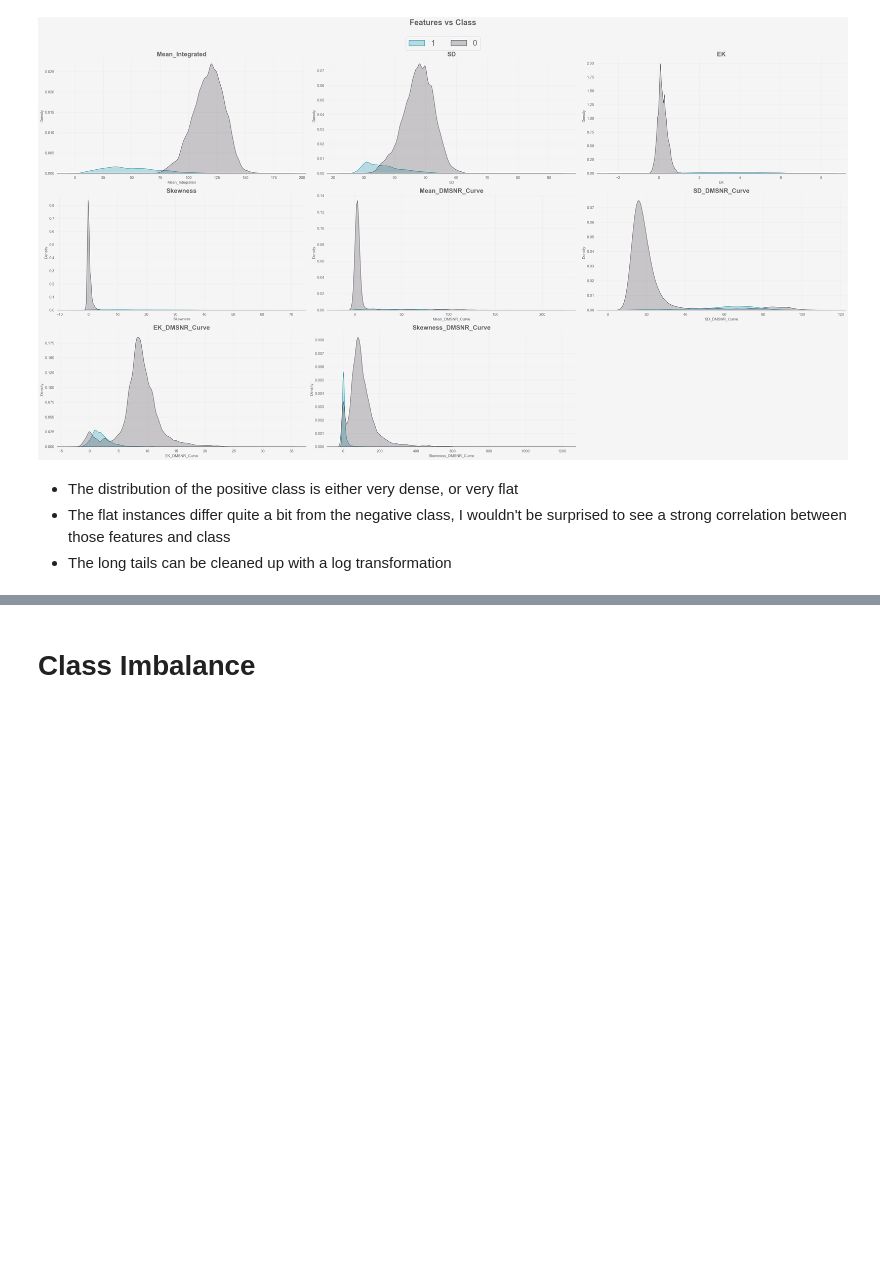
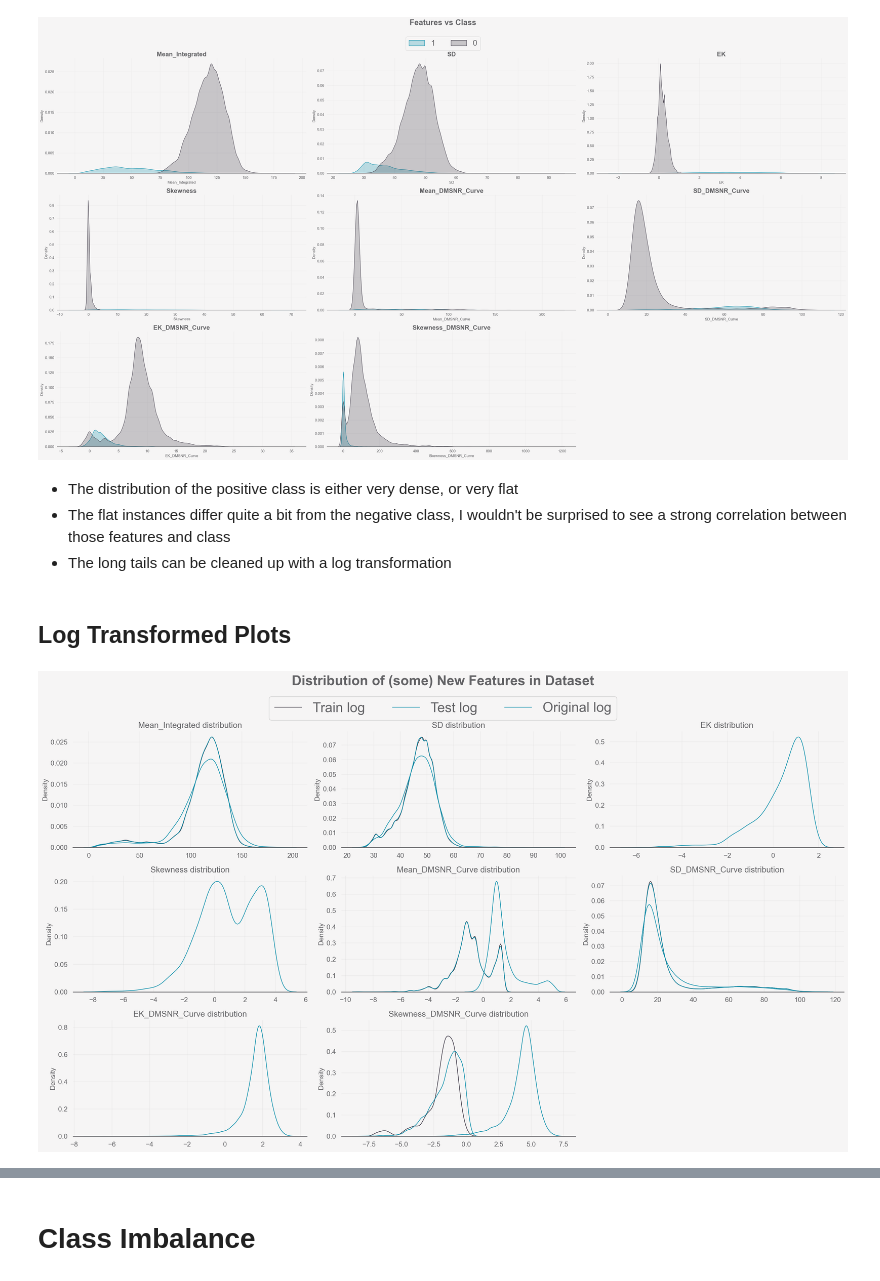
Before and after one commit to Graham-Broughton/S3E10, a Jupyter notebook: notebooks/1.EDA.ipynb, the cells around one changed output, grey strips where cells are left out. Drawn from its saved outputs; the diff is of its cells as text; code cells hidden in the pictures; blank space fills up the shorter version.

```diff
--- a/notebooks/1.EDA.ipynb
+++ b/notebooks/1.EDA.ipynb
@@ -326,3 +326,5 @@ plt.show()
 - The distribution of the positive class is either very dense, or very flat
 - The flat instances differ quite a bit from the negative class, I wouldn't be surprised to see a strong correlation between those features and class
 - The long tails can be cleaned up with a log transformation
+# %% [markdown]
+## Log Transformed Plots
@@ -328,0 +355,34 @@ plt.show()
+# %%
+features = test_log.columns
+ncols = 3
+nrows = math.ceil(len(features) / ncols)
+
+fig, axes = plt.subplots(nrows=nrows, ncols=ncols, figsize=(20, nrows * 4))
+axes = axes.flatten()
+
+for i, col in enumerate(features):
+    plot_axes = [axes[i]]
+    sns.kdeplot(train_log[col], label='Train log', ax=axes[i], color=palette[0])
+    sns.kdeplot(test_log[col], label='Test log', ax=axes[i], color=palette[1])
+    sns.kdeplot(orig_log[col], label='Original log', ax=axes[i], color=palette[-4])
+
+    axes[i].set_title(f'{col} distribution')
+    axes[i].set_xlabel('')
+
+    handles = []
+    labels = []
+    for ax in plot_axes:
+        handles += ax.get_legend_handles_labels()[0]
+        labels += ax.get_legend_handles_labels()[1]
+        ax.legend().remove()
+
+for i in range(i+1, len(axes)):
+    axes[i].axis('off')
+
+fig.suptitle('Distribution of (some) New Features in Dataset\n\n', fontsize=24, ha='center', fontweight='bold')
+fig.legend(handles, labels, loc='upper center', ncol=3, fontsize=24, bbox_to_anchor=(0.5, 0.95))
+plt.tight_layout()
+plt.savefig('../data/images/features_distribution_log.png')
+plt.show()
+# %% [output]
+[figure, added]
```
Also changed, not shown: parts of 2 cells of this notebook, 5 other files.
